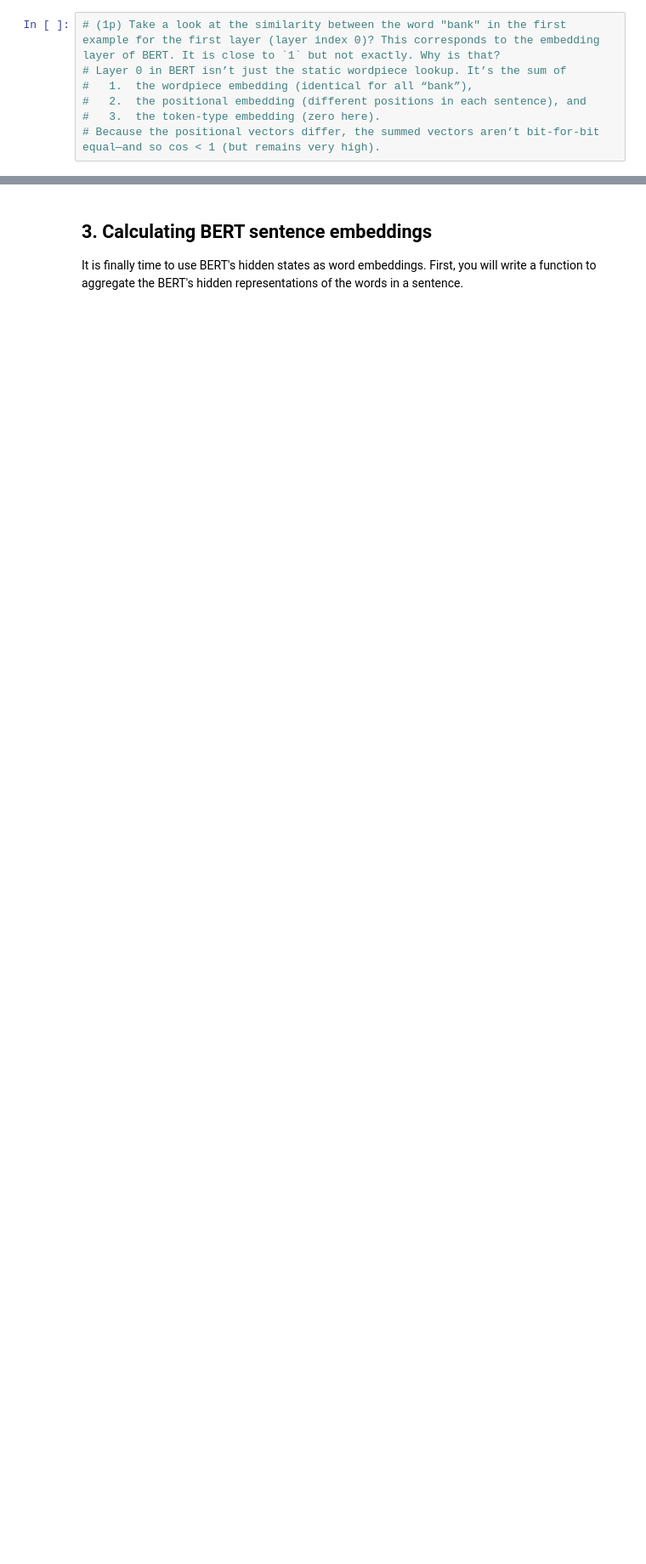
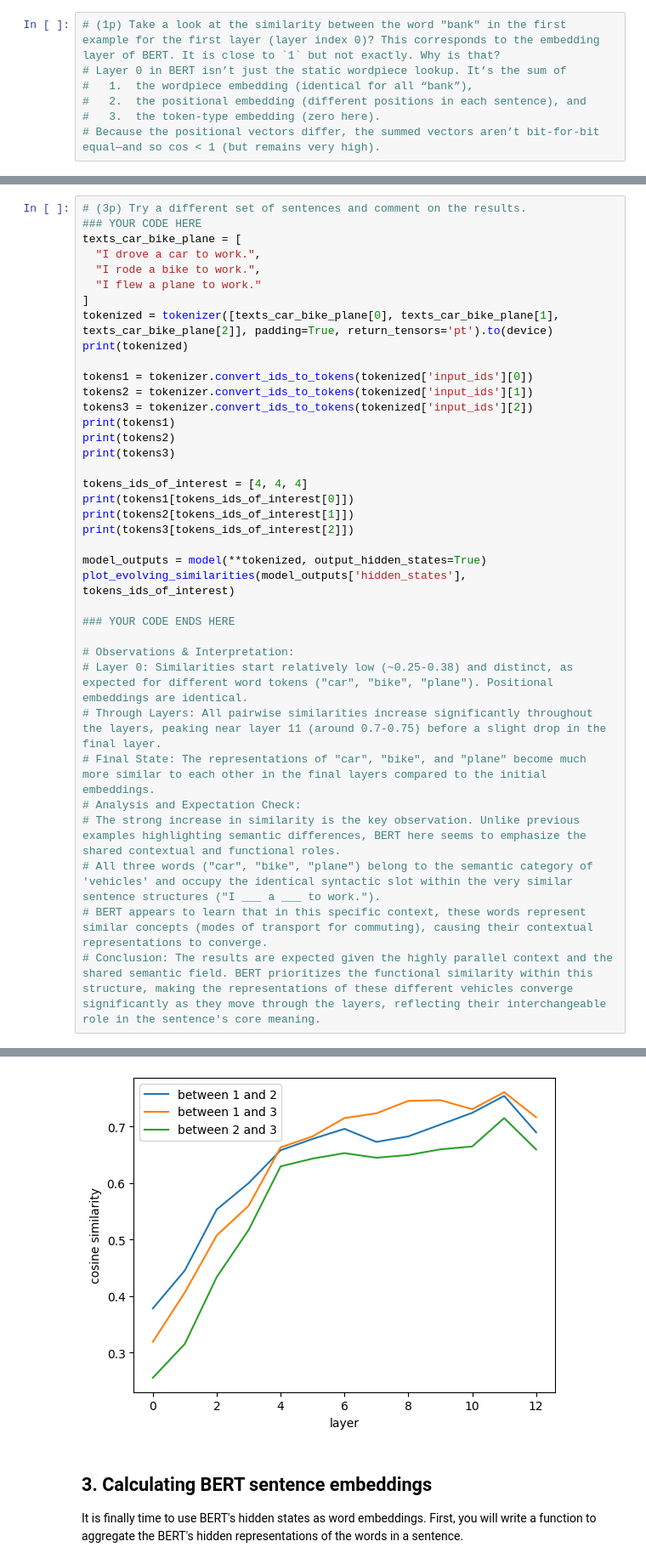
Before and after one commit to t3i8m/nlp_labs, a Jupyter notebook: lab_3/lab3_group_52.ipynb, the cells around one changed output, grey strips where cells are left out. Shown at 85% size. Drawn from its saved outputs; the diff is of its cells as text; blank space fills up the shorter version.

```diff
--- a/lab_3/lab3_group_52.ipynb
+++ b/lab_3/lab3_group_52.ipynb
@@ -652,3 +658,41 @@ nice
 bad
 lovely
 [figure]
+# %%
+# (3p) Try a different set of sentences and comment on the results.
+### YOUR CODE HERE
+texts_car_bike_plane = [
+  "I drove a car to work.",
+  "I rode a bike to work.",
+  "I flew a plane to work."
+]
+tokenized = tokenizer([texts_car_bike_plane[0], texts_car_bike_plane[1], texts_car_bike_plane[2]], padding=True, return_tensors='pt').to(device)
+print(tokenized)
+
+tokens1 = tokenizer.convert_ids_to_tokens(tokenized['input_ids'][0])
+tokens2 = tokenizer.convert_ids_to_tokens(tokenized['input_ids'][1])
+tokens3 = tokenizer.convert_ids_to_tokens(tokenized['input_ids'][2])
+print(tokens1)
+print(tokens2)
+print(tokens3)
+
+tokens_ids_of_interest = [4, 4, 4]
+print(tokens1[tokens_ids_of_interest[0]])
+print(tokens2[tokens_ids_of_interest[1]])
+print(tokens3[tokens_ids_of_interest[2]])
+
+model_outputs = model(**tokenized, output_hidden_states=True)
+plot_evolving_similarities(model_outputs['hidden_states'], tokens_ids_of_interest)
+
+### YOUR CODE ENDS HERE
+
+# Observations & Interpretation:
+# Layer 0: Similarities start relatively low (~0.25-0.38) and distinct, as expected for different word tokens ("car", "bike", "plane"). Positional embeddings are identical.
+# Through Layers: All pairwise similarities increase significantly throughout the layers, peaking near layer 11 (around 0.7-0.75) before a slight drop in the final layer.
+# Final State: The representations of "car", "bike", and "plane" become much more similar to each other in the final layers compared to the initial embeddings.
+# Analysis and Expectation Check:
+# The strong increase in similarity is the key observation. Unlike previous examples highlighting semantic differences, BERT here seems to emphasize the shared contextual and functional roles.
+# All three words ("car", "bike", "plane") belong to the semantic category of 'vehicles' and occupy the identical syntactic slot within the very similar sentence structures ("I ___ a ___ to work.").
+# BERT appears to learn that in this specific context, these words represent similar concepts (modes of transport for commuting), causing their contextual representations to converge.
+# Conclusion: The results are expected given the highly parallel context and the shared semantic field. BERT prioritizes the functional similarity within this structure, making the representations of these different vehicles converge significantly as they move through the layers, reflecting their interchangeable role in the sentence's core meaning.
+# %% [output]
@@ -655,3 +713,4 @@ lovely
+[figure, added]
 # %% [markdown]
 ## 3. Calculating BERT sentence embeddings
 
```
Also changed, not shown: parts of 8 cells of this notebook.
